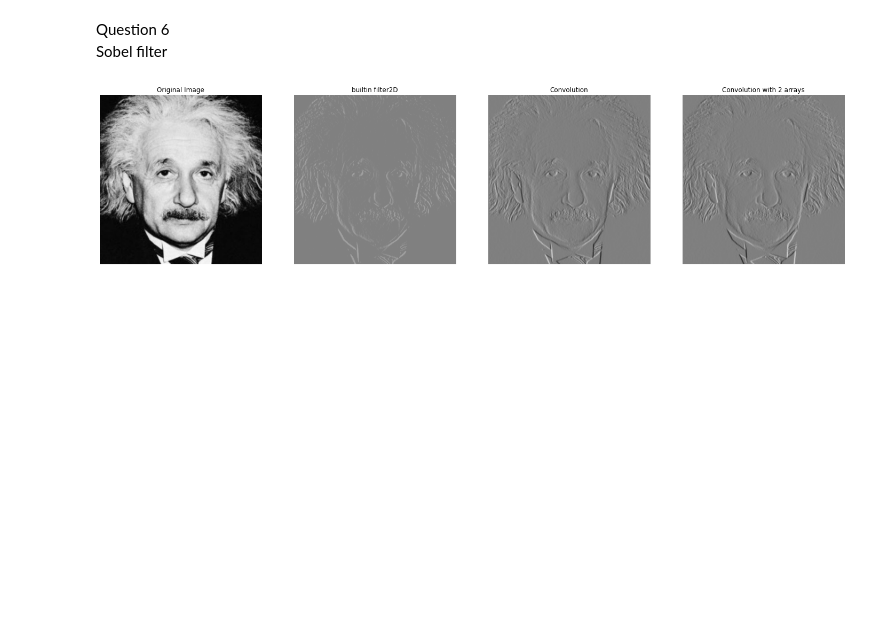
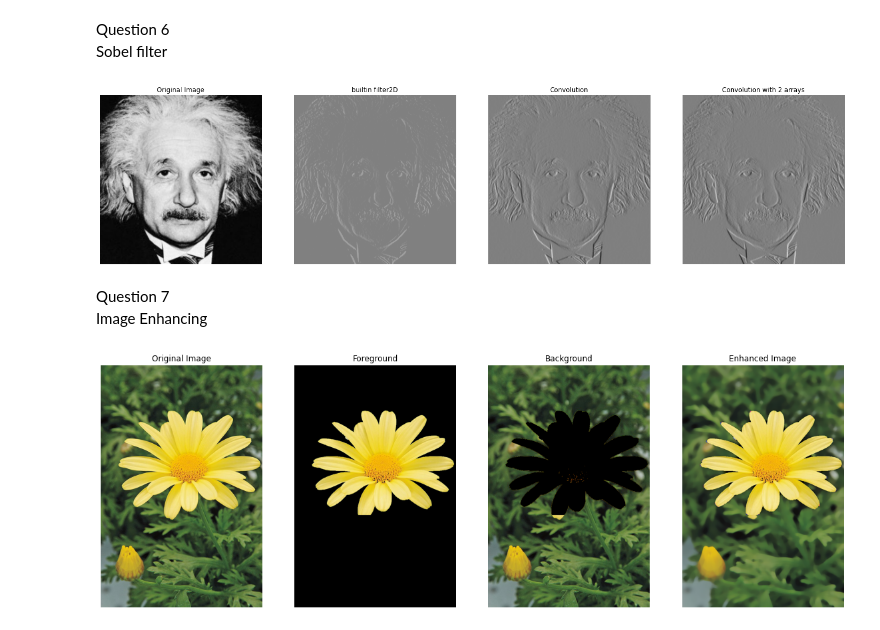
Before and after one commit to CSL9969/EN2550_Image_Processing, a Jupyter notebook: assignment1.ipynb, the cells around one changed output. Saved outputs shown, nothing was run; the diff lists cells and outputs as text; code cells hidden in the pictures; blank space fills up the shorter version.

```diff
--- a/assignment1.ipynb
+++ b/assignment1.ipynb
@@ -297,3 +297,46 @@ ax[3].axis('off')
 ax[3].title.set_text("Convolution with 2 arrays")
 # %% [output]
 [figure]
+# %% [markdown]
+Question 7<br>Image Enhancing
+# %%
+import cv2 as cv
+import numpy as np
+import matplotlib.pyplot as plt
+
+img = cv.imread(r'images/daisy.jpg')
+assert img is not None
+
+mask = np.zeros(img.shape[:2] , dtype = np.uint8)
+
+bgdModel = np.zeros((1,65),np.float64)
+fgdModel = np.zeros((1,65),np.float64)
+
+rect = (20,20,650,500)
+cv.grabCut(img,mask,rect,bgdModel,fgdModel,5,cv.GC_INIT_WITH_RECT)
+
+mask2 = np.where((mask==2)|(mask==0),0,1).astype('uint8')
+masked_img = img*mask2[:,:,np.newaxis]
+
+background = img - masked_img
+enhanced_img = masked_img + cv.medianBlur(background , 15)
+
+fig , ax = plt.subplots(1 , 4 , figsize = (20 , 15))
+
+ax[0].imshow(cv.cvtColor(img , cv.COLOR_BGR2RGB))
+ax[0].axis('off')
+ax[0].title.set_text("Original Image")
+
+ax[1].imshow(cv.cvtColor(masked_img , cv.COLOR_BGR2RGB))
+ax[1].axis('off')
+ax[1].title.set_text("Foreground")
+
+ax[2].imshow(cv.cvtColor(background , cv.COLOR_BGR2RGB))
+ax[2].axis('off')
+ax[2].title.set_text("Background")
+
+ax[3].imshow(cv.cvtColor(enhanced_img , cv.COLOR_BGR2RGB))
+ax[3].axis('off')
+ax[3].title.set_text("Enhanced Image")
+# %% [output]
+[figure, added]
```
